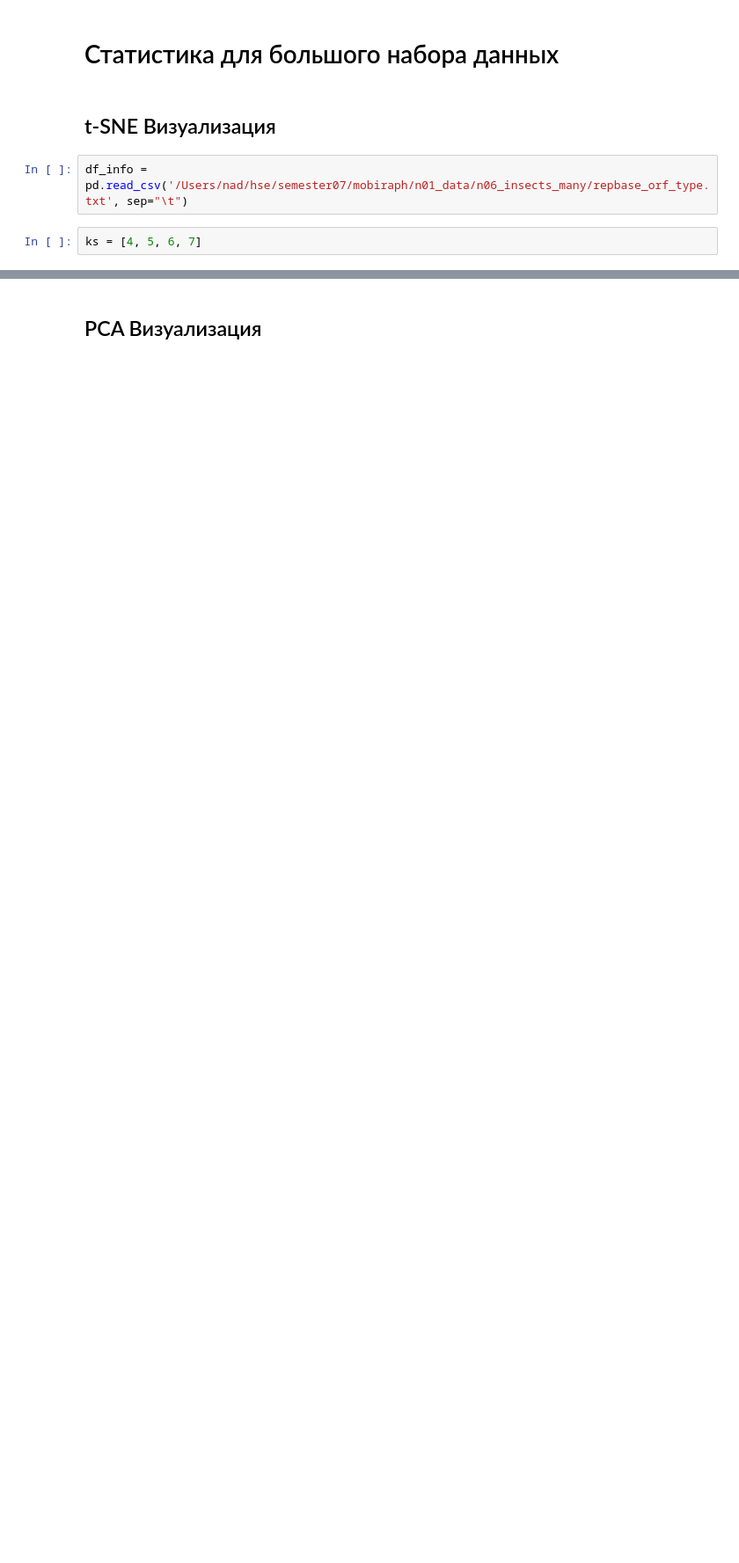
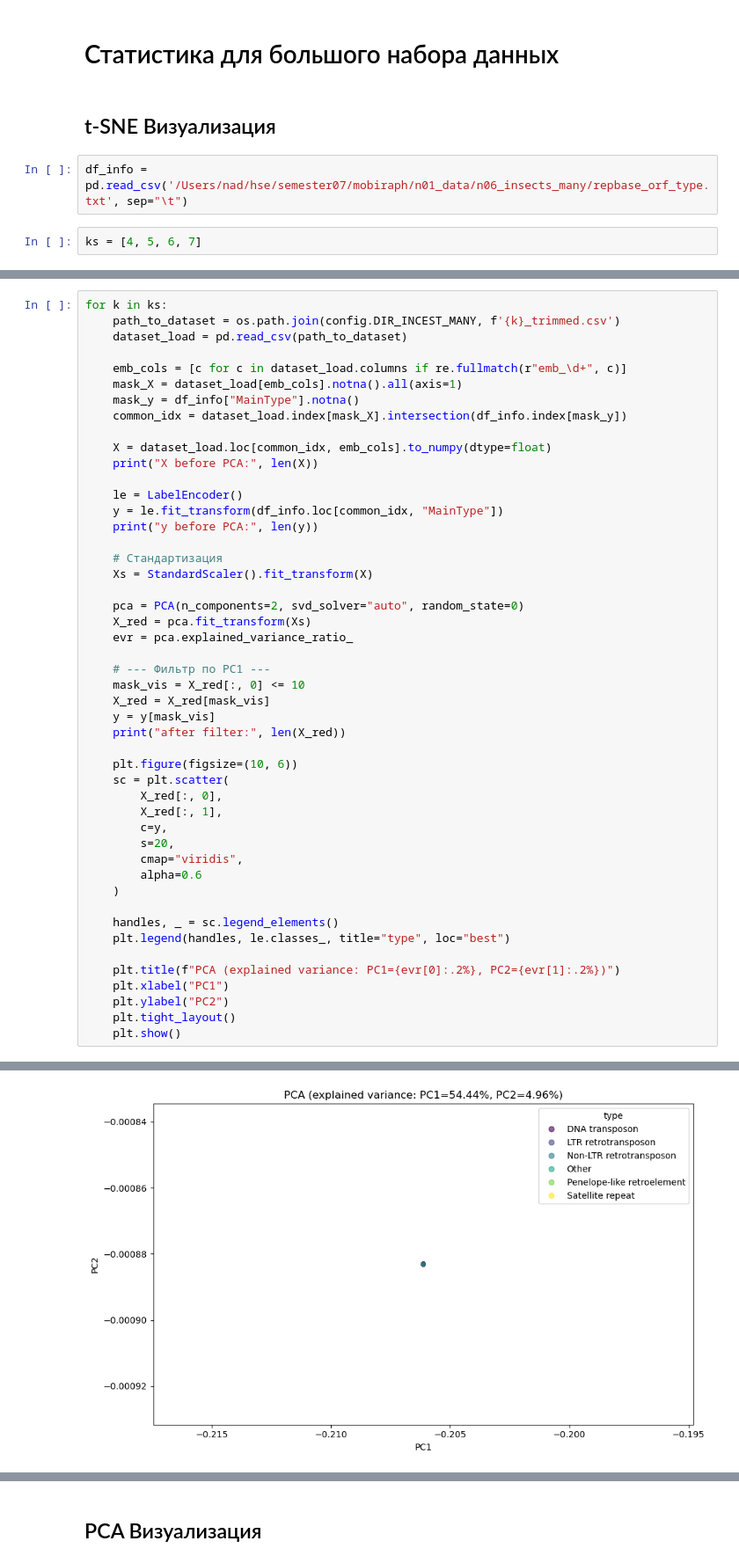
Before and after one commit to nad-igolki/mobiraph, a Jupyter notebook: n02_scripts/n03_data.ipynb, the cells around one changed output, grey strips where cells are left out. Shown at 88% size. Drawn from its saved outputs; the diff is of its cells as text; blank space fills up the shorter version.

```diff
--- a/n02_scripts/n03_data.ipynb
+++ b/n02_scripts/n03_data.ipynb
@@ -395,0 +413,49 @@ for k in ks:
+# %%
+for k in ks:
+    path_to_dataset = os.path.join(config.DIR_INCEST_MANY, f'{k}_trimmed.csv')
+    dataset_load = pd.read_csv(path_to_dataset)
+
+    emb_cols = [c for c in dataset_load.columns if re.fullmatch(r"emb_\d+", c)]
+    mask_X = dataset_load[emb_cols].notna().all(axis=1)
+    mask_y = df_info["MainType"].notna()
+    common_idx = dataset_load.index[mask_X].intersection(df_info.index[mask_y])
+
+    X = dataset_load.loc[common_idx, emb_cols].to_numpy(dtype=float)
+    print("X before PCA:", len(X))
+
+    le = LabelEncoder()
+    y = le.fit_transform(df_info.loc[common_idx, "MainType"])
+    print("y before PCA:", len(y))
+
+    # Стандартизация
+    Xs = StandardScaler().fit_transform(X)
+
+    pca = PCA(n_components=2, svd_solver="auto", random_state=0)
+    X_red = pca.fit_transform(Xs)
+    evr = pca.explained_variance_ratio_
+
+    # --- Фильтр по PC1 ---
+    mask_vis = X_red[:, 0] <= 10
+    X_red = X_red[mask_vis]
+    y = y[mask_vis]
+    print("after filter:", len(X_red))
+
+    plt.figure(figsize=(10, 6))
+    sc = plt.scatter(
+        X_red[:, 0],
+        X_red[:, 1],
+        c=y,
+        s=20,
+        cmap="viridis",
+        alpha=0.6
+    )
+
+    handles, _ = sc.legend_elements()
+    plt.legend(handles, le.classes_, title="type", loc="best")
+
+    plt.title(f"PCA (explained variance: PC1={evr[0]:.2%}, PC2={evr[1]:.2%})")
+    plt.xlabel("PC1")
+    plt.ylabel("PC2")
+    plt.tight_layout()
+    plt.show()
+# %% [output]
@@ -395,0 +465 @@ for k in ks:
+[figure, added]
```
Also changed, not shown: parts of 4 cells of this notebook, 1 other file.
